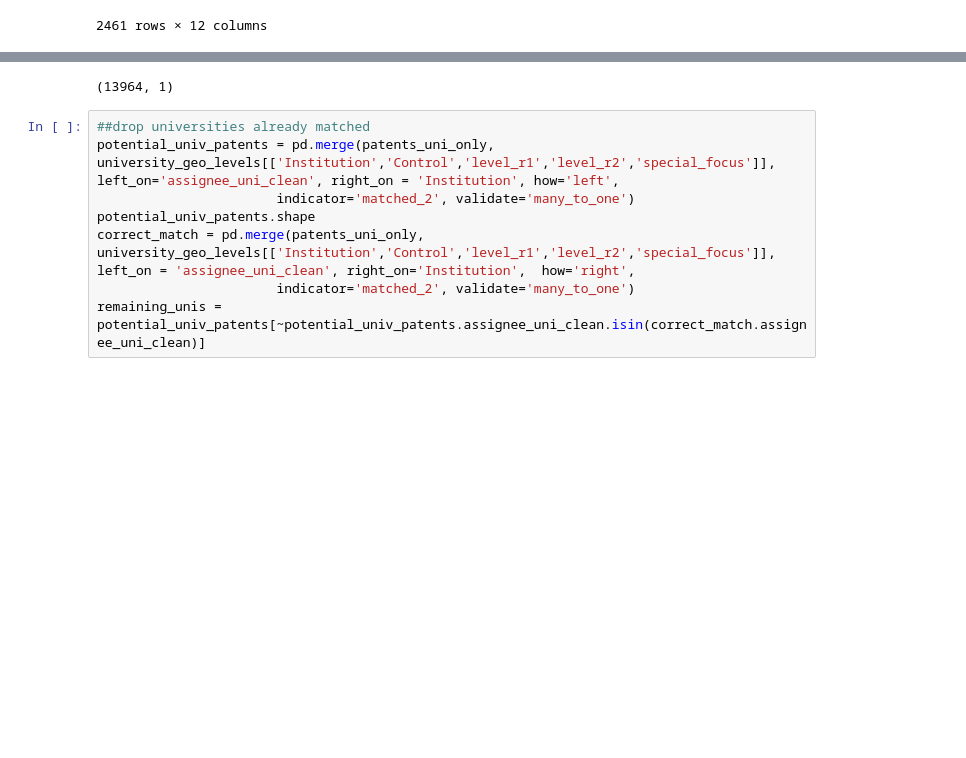
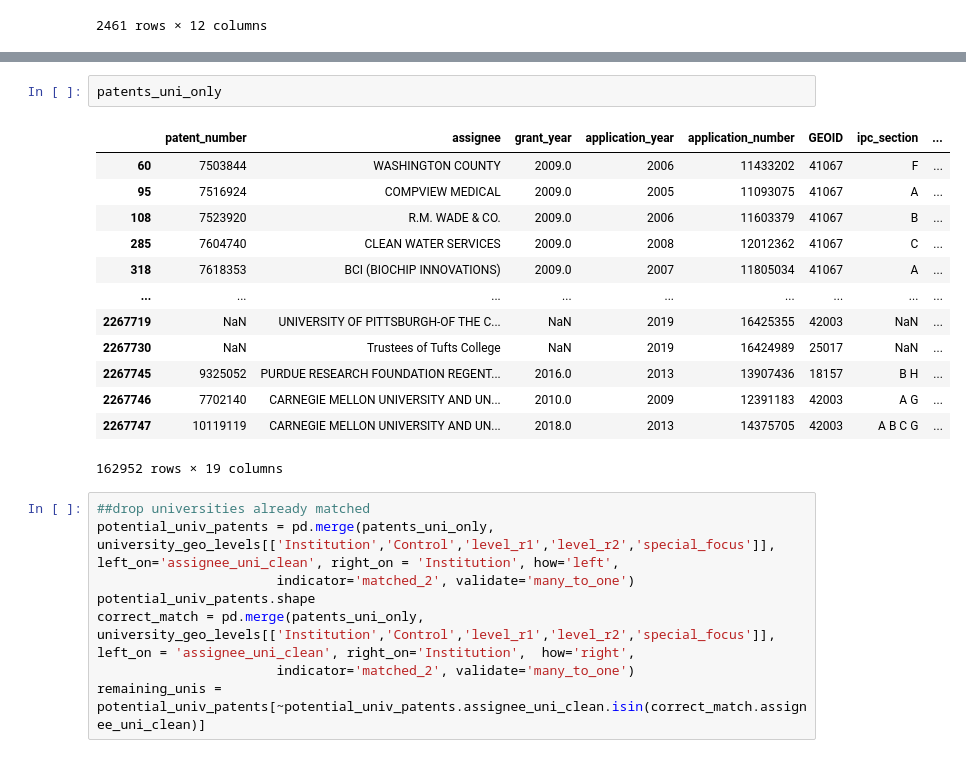
Before and after one commit to mhk9c/patents22, a Jupyter notebook: university_Edattain_geojoin.ipynb, the cells around one changed output, grey strips where cells are left out. Saved outputs shown, nothing was run; the diff lists cells and outputs as text; blank space fills up the shorter version.

```diff
--- a/university_Edattain_geojoin.ipynb
+++ b/university_Edattain_geojoin.ipynb
@@ -862,6 +896,19 @@ assignees_clean = pd.DataFrame(patents_uni_only.assignee_uni_clean.value_counts(
 # %%
+patents_uni_only
 # %% [output]
+|  | patent_number | assignee | grant_year | application_year | application_number | GEOID | ipc_section | ... |
+| 60 | 7503844 | WASHINGTON COUNTY | 2009.0 | 2006 | 11433202 | 41067 | F | ... |
+| 95 | 7516924 | COMPVIEW MEDICAL | 2009.0 | 2005 | 11093075 | 41067 | A | ... |
+| 108 | 7523920 | R.M. WADE & CO. | 2009.0 | 2006 | 11603379 | 41067 | B | ... |
+| 285 | 7604740 | CLEAN WATER SERVICES | 2009.0 | 2008 | 12012362 | 41067 | C | ... |
+| 318 | 7618353 | BCI (BIOCHIP INNOVATIONS) | 2009.0 | 2007 | 11805034 | 41067 | A | ... |
+| ... | ... | ... | ... | ... | ... | ... | ... | ... |
+| 2267719 | NaN | UNIVERSITY OF PITTSBURGH-OF THE C... | NaN | 2019 | 16425355 | 42003 | NaN | ... |
+| 2267730 | NaN | Trustees of Tufts College | NaN | 2019 | 16424989 | 25017 | NaN | ... |
+| 2267745 | 9325052 | PURDUE RESEARCH FOUNDATION REGENT... | 2016.0 | 2013 | 13907436 | 18157 | B H | ... |
+| 2267746 | 7702140 | CARNEGIE MELLON UNIVERSITY AND UN... | 2010.0 | 2009 | 12391183 | 42003 | A G | ... |
+| 2267747 | 10119119 | CARNEGIE MELLON UNIVERSITY AND UN... | 2018.0 | 2013 | 14375705 | 42003 | A B C G | ... |
-(13964, 1)
+162952 rows × 19 columns
 # %%
 ##drop universities already matched
 potential_univ_patents = pd.merge(patents_uni_only, university_geo_levels[['Institution','Control','level_r1','level_r2','special_focus']], left_on='assignee_uni_clean', right_on = 'Institution', how='left',
```
Also changed, not shown: parts of 8 cells of this notebook.
